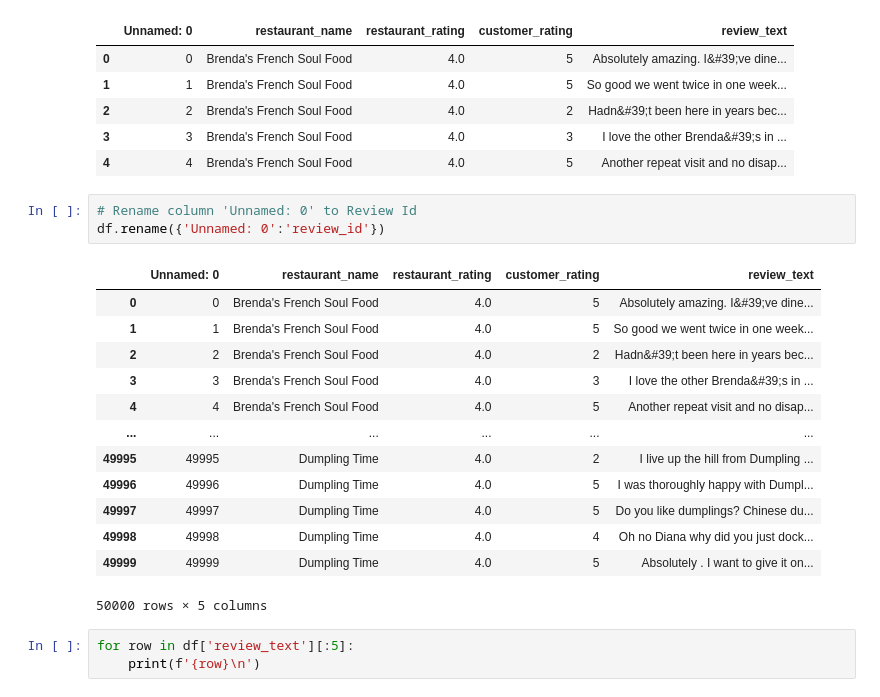
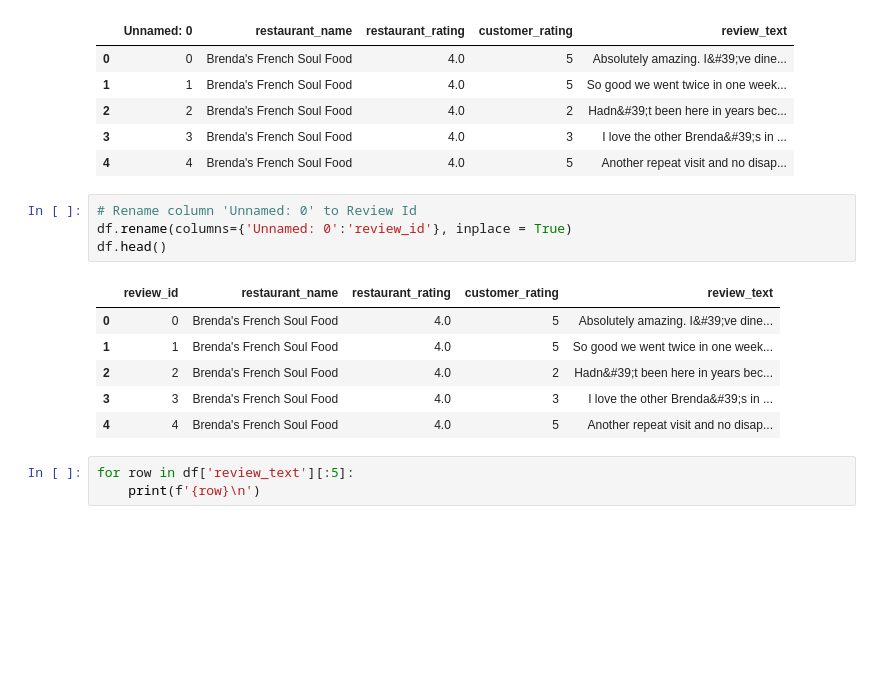
Before and after one commit to Injungahn/Yelp-Review-Categorizer, a Jupyter notebook: code/02_EDA_Data_Cleaning.ipynb, the cells around one changed output. Cells and saved outputs as stored; diff of their text form; blank space fills up the shorter version.

```diff
--- a/code/02_EDA_Data_Cleaning.ipynb
+++ b/code/02_EDA_Data_Cleaning.ipynb
@@ -25,21 +25,15 @@ df.head()
 | 4 | 4 | Brenda's French Soul Food | 4.0 | 5 | Another repeat visit and no disap... |
 # %%
 # Rename column 'Unnamed: 0' to Review Id
-df.rename({'Unnamed: 0':'review_id'})
+df.rename(columns={'Unnamed: 0':'review_id'}, inplace = True)
+df.head()
 # %% [output]
-|  | Unnamed: 0 | restaurant_name | restaurant_rating | customer_rating | review_text |
+|  | review_id | restaurant_name | restaurant_rating | customer_rating | review_text |
 | 0 | 0 | Brenda's French Soul Food | 4.0 | 5 | Absolutely amazing. I&#39;ve dine... |
 | 1 | 1 | Brenda's French Soul Food | 4.0 | 5 | So good we went twice in one week... |
 | 2 | 2 | Brenda's French Soul Food | 4.0 | 2 | Hadn&#39;t been here in years bec... |
 | 3 | 3 | Brenda's French Soul Food | 4.0 | 3 | I love the other Brenda&#39;s in ... |
 | 4 | 4 | Brenda's French Soul Food | 4.0 | 5 | Another repeat visit and no disap... |
-| ... | ... | ... | ... | ... | ... |
-| 49995 | 49995 | Dumpling Time | 4.0 | 2 | I live up the hill from Dumpling ... |
-| 49996 | 49996 | Dumpling Time | 4.0 | 5 | I was thoroughly happy with Dumpl... |
-| 49997 | 49997 | Dumpling Time | 4.0 | 5 | Do you like dumplings? Chinese du... |
-| 49998 | 49998 | Dumpling Time | 4.0 | 4 | Oh no Diana why did you just dock... |
-| 49999 | 49999 | Dumpling Time | 4.0 | 5 | Absolutely . I want to give it on... |
-50000 rows × 5 columns
 # %%
 for row in df['review_text'][:5]:
     print(f'{row}\n')
```
Also changed, not shown: parts of 14 cells of this notebook, 3 other files.
